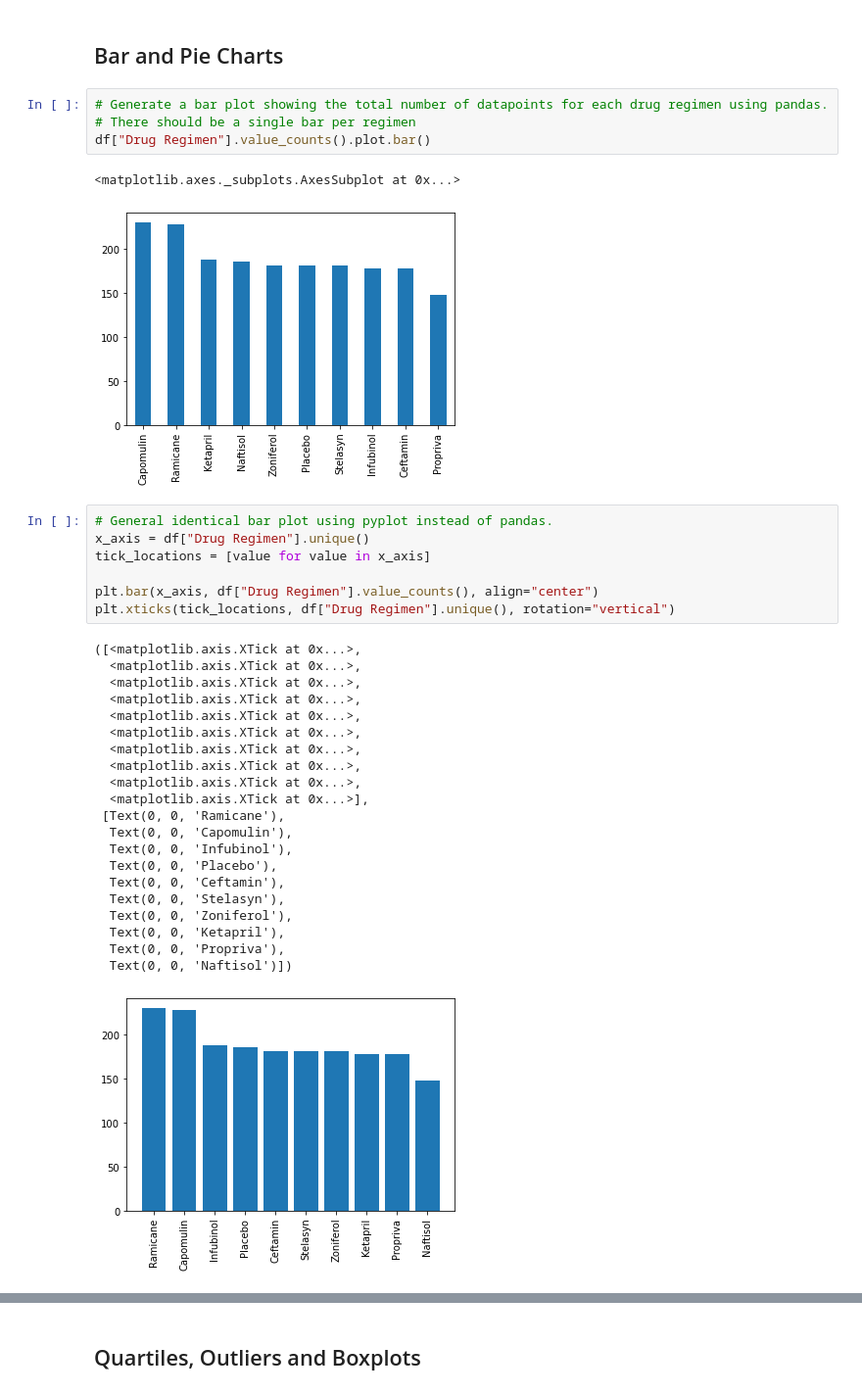
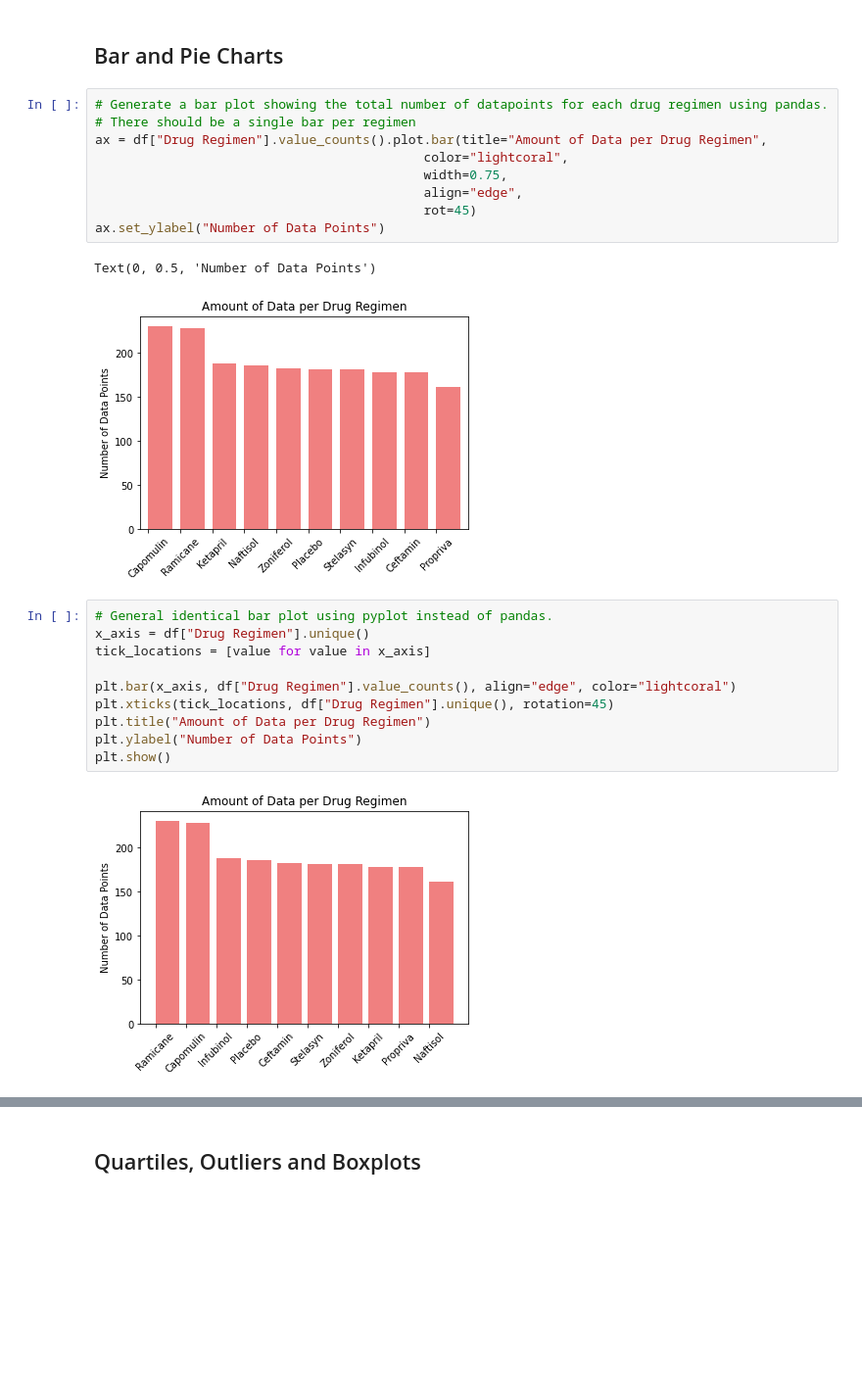
Before and after one commit to emcfarland/matplotlib-challenge, a Jupyter notebook: pymaceuticals.ipynb, the cells around one changed output, grey strips where cells are left out. Shown at 98% size. Drawn from its saved outputs; the diff is of its cells as text; blank space fills up the shorter version.

```diff
--- a/pymaceuticals.ipynb
+++ b/pymaceuticals.ipynb
@@ -84,38 +85,26 @@ Tumor Volume Statistics by Regimen
 # %%
 # Generate a bar plot showing the total number of datapoints for each drug regimen using pandas.
 # There should be a single bar per regimen
-df["Drug Regimen"].value_counts().plot.bar()
+ax = df["Drug Regimen"].value_counts().plot.bar(title="Amount of Data per Drug Regimen",
+                                           color="lightcoral",
+                                           width=0.75,
+                                           align="edge",
+                                           rot=45)
+ax.set_ylabel("Number of Data Points")
 # %% [output]
-<matplotlib.axes._subplots.AxesSubplot at 0x...>
+Text(0, 0.5, 'Number of Data Points')
-[figure, old version]
+[figure, new version]
 # %%
 # General identical bar plot using pyplot instead of pandas.
 x_axis = df["Drug Regimen"].unique()
 tick_locations = [value for value in x_axis]
 
-plt.bar(x_axis, df["Drug Regimen"].value_counts(), align="center")
-plt.xticks(tick_locations, df["Drug Regimen"].unique(), rotation="vertical")
+plt.bar(x_axis, df["Drug Regimen"].value_counts(), align="edge", color="lightcoral")
+plt.xticks(tick_locations, df["Drug Regimen"].unique(), rotation=45)
+plt.title("Amount of Data per Drug Regimen")
+plt.ylabel("Number of Data Points")
+plt.show()
 # %% [output]
-([<matplotlib.axis.XTick at 0x...>,
-  <matplotlib.axis.XTick at 0x...>,
-  <matplotlib.axis.XTick at 0x...>,
-  <matplotlib.axis.XTick at 0x...>,
-  <matplotlib.axis.XTick at 0x...>,
-  <matplotlib.axis.XTick at 0x...>,
-  <matplotlib.axis.XTick at 0x...>,
-  <matplotlib.axis.XTick at 0x...>,
-  <matplotlib.axis.XTick at 0x...>,
-  <matplotlib.axis.XTick at 0x...>],
- [Text(0, 0, 'Ramicane'),
-  Text(0, 0, 'Capomulin'),
-  Text(0, 0, 'Infubinol'),
-  Text(0, 0, 'Placebo'),
-  Text(0, 0, 'Ceftamin'),
-  Text(0, 0, 'Stelasyn'),
-  Text(0, 0, 'Zoniferol'),
-  Text(0, 0, 'Ketapril'),
-  Text(0, 0, 'Propriva'),
-  Text(0, 0, 'Naftisol')])
-[figure, old version]
+[figure, new version]
 # %%
 # Generate a pie plot showing the distribution of female versus male mice using pandas
```
Also changed, not shown: parts of 11 cells of this notebook.
